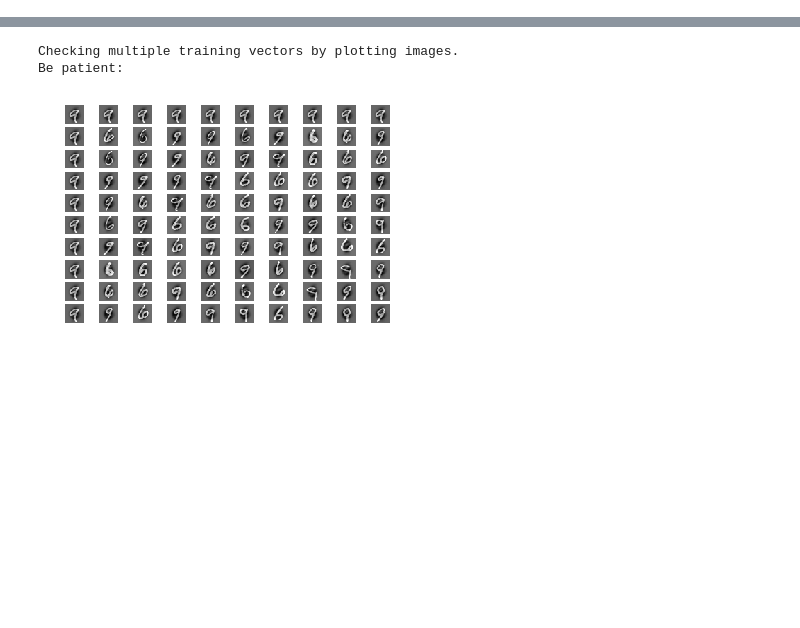
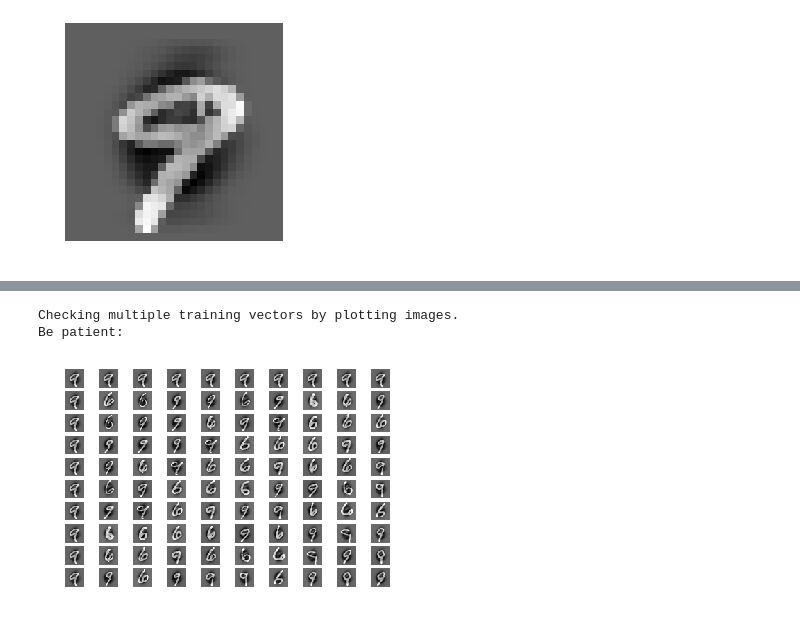
Before and after one commit to MR-KHILADI/MNIST-PCA-Bayes, a Jupyter notebook: MNIST-PCA.ipynb, the cells around one changed output, grey strips where cells are left out. Saved outputs shown, nothing was run; the diff lists cells and outputs as text; code cells hidden in the pictures; blank space fills up the shorter version.

```diff
--- a/MNIST-PCA.ipynb
+++ b/MNIST-PCA.ipynb
@@ -167,0 +166,2 @@ prin_comp=np.dot(Z_train,Eigenvectors.T)
+# %%
+pos_test=test_data1[1])
@@ -167,0 +180,2 @@ prin_comp=np.dot(Z_train,Eigenvectors.T)
+# %%
+mean_pos=pos_test-meanvector
@@ -167,0 +189,4 @@ prin_comp=np.dot(Z_train,Eigenvectors.T)
+# %%
+vectortoimg(mean_pos)
+# %% [output]
+[figure, added]
```
Also changed, not shown: parts of 86 cells of this notebook.
